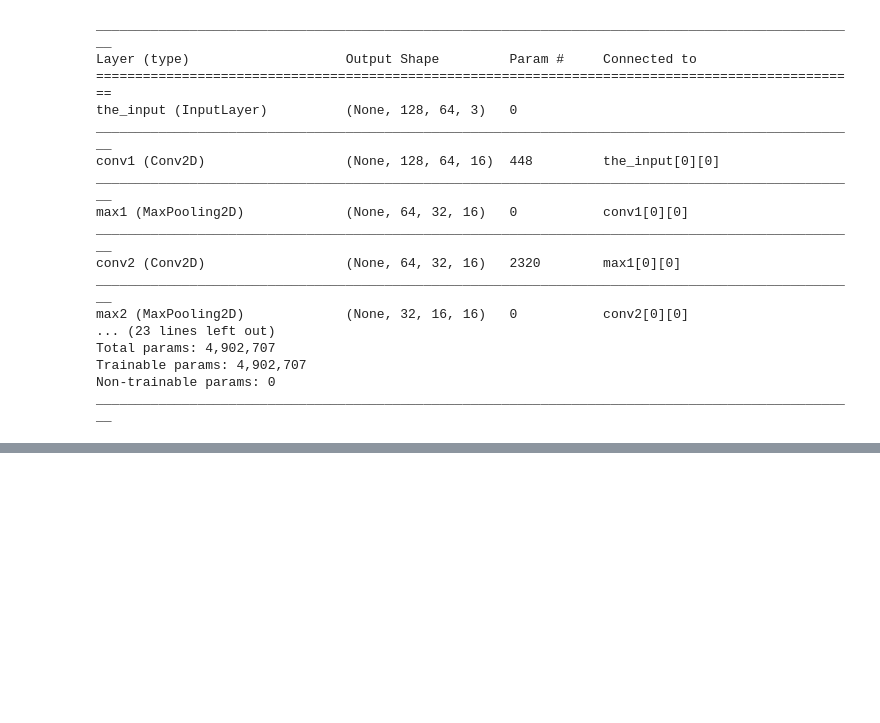
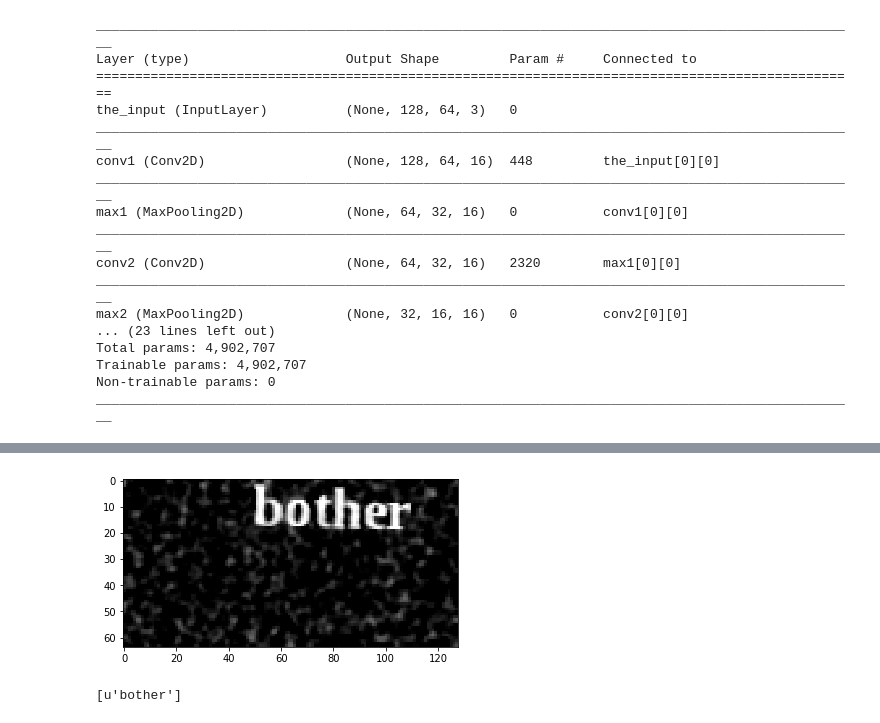
Before and after one commit to techgopal/OCR-Deep-Learning, a Jupyter notebook: src/main/ocr/ocr_result.ipynb, the cells around one changed output, grey strips where cells are left out. Drawn from its saved outputs; the diff is of its cells as text; code cells hidden in the pictures; blank space fills up the shorter version.

```diff
--- a/src/main/ocr/ocr_result.ipynb
+++ b/src/main/ocr/ocr_result.ipynb
@@ -132,0 +148,6 @@ print(test(model,'cheats.png'))
+# %%
+test_image = 'bother.png'
+print(test(model,test_image))
+# %% [output]
+[figure, added]
+[u'bother']
```
Also changed, not shown: parts of 7 cells of this notebook.
